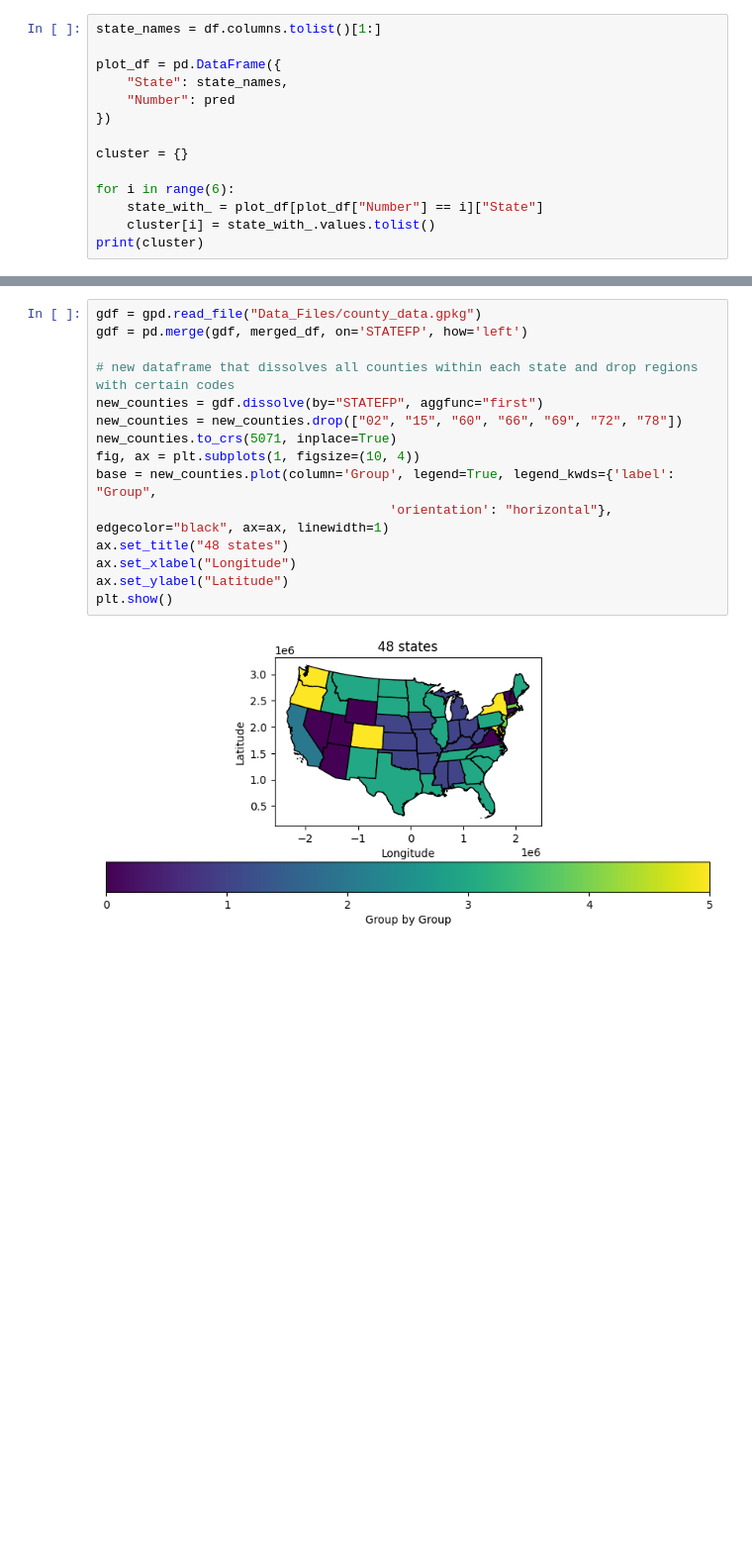
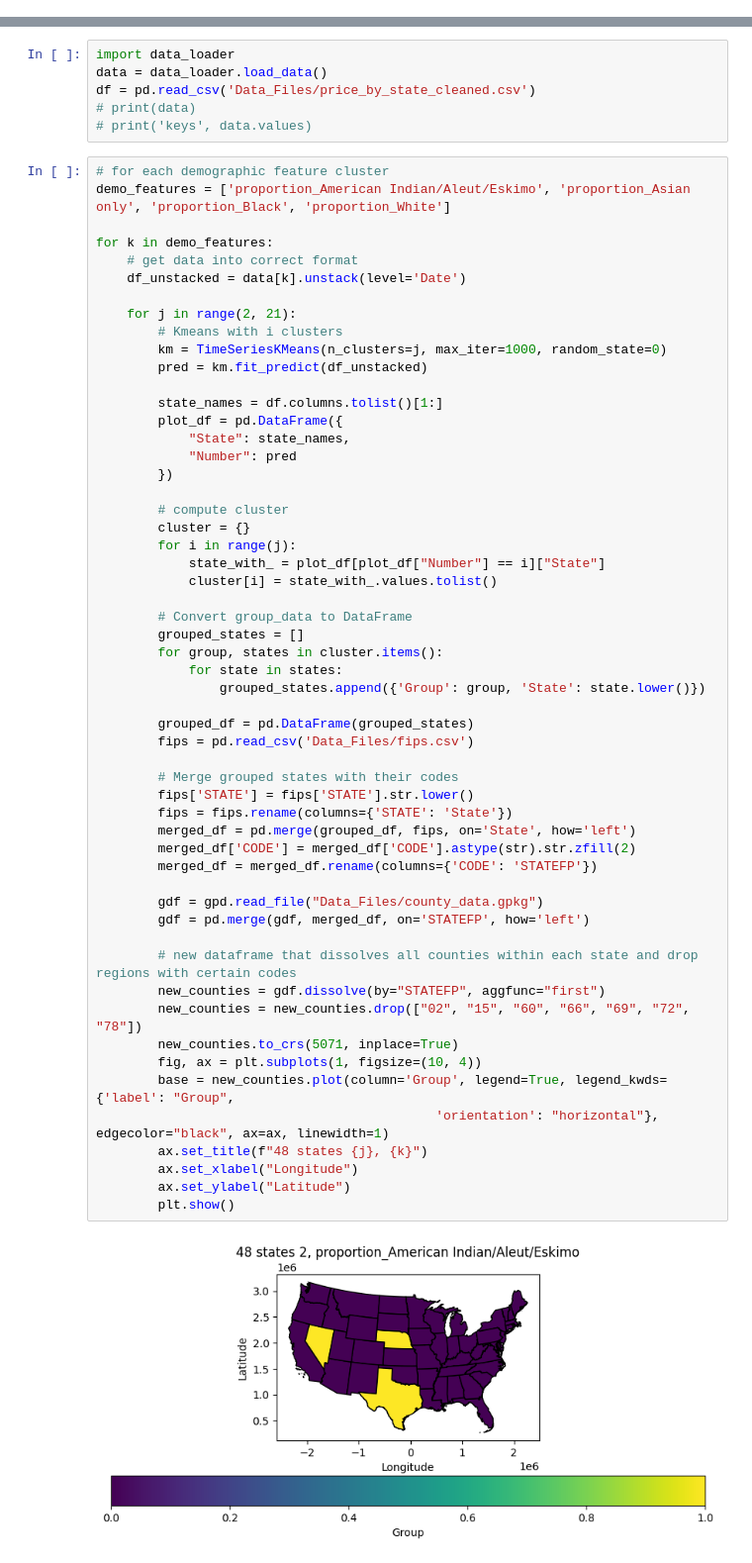
Before and after one commit to jpatrickb/vol3_housing_project, a Jupyter notebook: time_series_clustering.ipynb, the cells around one changed output, grey strips where cells are left out. Shown at 99% size. Drawn from its saved outputs; the diff is of its cells as text; blank space fills up the shorter version.

Commit message:
cluster demo

```diff
--- a/time_series_clustering.ipynb
+++ b/time_series_clustering.ipynb
@@ -47,14 +34,0 @@ print(pred)
-# %%
-state_names = df.columns.tolist()[1:]
-
-plot_df = pd.DataFrame({
-    "State": state_names,
-    "Number": pred
-})
-
-cluster = {}
-
-for i in range(6):
-    state_with_ = plot_df[plot_df["Number"] == i]["State"]
-    cluster[i] = state_with_.values.tolist()
-print(cluster)
@@ -80,17 +99,63 @@ merged_df = merged_df.rename(columns={'CODE': 'STATEFP'})
+# %%
+import data_loader
+data = data_loader.load_data()
+df = pd.read_csv('Data_Files/price_by_state_cleaned.csv')
+# print(data)
+# print('keys', data.values)
 # %%
-gdf = gpd.read_file("Data_Files/county_data.gpkg")
-gdf = pd.merge(gdf, merged_df, on='STATEFP', how='left')
+# for each demographic feature cluster
+demo_features = ['proportion_American Indian/Aleut/Eskimo', 'proportion_Asian only', 'proportion_Black', 'proportion_White']
 
-# new dataframe that dissolves all counties within each state and drop regions with certain codes
-new_counties = gdf.dissolve(by="STATEFP", aggfunc="first")
-new_counties = new_counties.drop(["02", "15", "60", "66", "69", "72", "78"])
-new_counties.to_crs(5071, inplace=True)
-fig, ax = plt.subplots(1, figsize=(10, 4))
-base = new_counties.plot(column='Group', legend=True, legend_kwds={'label': "Group",
-                                      'orientation': "horizontal"}, edgecolor="black", ax=ax, linewidth=1)
-ax.set_title("48 states")
-ax.set_xlabel("Longitude")
-ax.set_ylabel("Latitude")
-plt.show()
+for k in demo_features:
+    # get data into correct format
+    df_unstacked = data[k].unstack(level='Date')
+
+    for j in range(2, 21):
+        # Kmeans with i clusters
+        km = TimeSeriesKMeans(n_clusters=j, max_iter=1000, random_state=0)
+        pred = km.fit_predict(df_unstacked)
+
+        state_names = df.columns.tolist()[1:]
+        plot_df = pd.DataFrame({
+            "State": state_names,
+            "Number": pred
+        })
+
+        # compute cluster
+        cluster = {}
+        for i in range(j):
+            state_with_ = plot_df[plot_df["Number"] == i]["State"]
+            cluster[i] = state_with_.values.tolist()
+
+        # Convert group_data to DataFrame
+        grouped_states = []
+        for group, states in cluster.items():
+            for state in states:
+                grouped_states.append({'Group': group, 'State': state.lower()})
+
+        grouped_df = pd.DataFrame(grouped_states)
+        fips = pd.read_csv('Data_Files/fips.csv')
+
+        # Merge grouped states with their codes
+        fips['STATE'] = fips['STATE'].str.lower()
+        fips = fips.rename(columns={'STATE': 'State'})
+        merged_df = pd.merge(grouped_df, fips, on='State', how='left')
+        merged_df['CODE'] = merged_df['CODE'].astype(str).str.zfill(2)
+        merged_df = merged_df.rename(columns={'CODE': 'STATEFP'})
+
+        gdf = gpd.read_file("Data_Files/county_data.gpkg")
+        gdf = pd.merge(gdf, merged_df, on='STATEFP', how='left')
+
+        # new dataframe that dissolves all counties within each state and drop regions with certain codes
+        new_counties = gdf.dissolve(by="STATEFP", aggfunc="first")
+        new_counties = new_counties.drop(["02", "15", "60", "66", "69", "72", "78"])
+        new_counties.to_crs(5071, inplace=True)
+        fig, ax = plt.subplots(1, figsize=(10, 4))
+        base = new_counties.plot(column='Group', legend=True, legend_kwds={'label': "Group",
+                                            'orientation': "horizontal"}, edgecolor="black", ax=ax, linewidth=1)
+        ax.set_title(f"48 states {j}, {k}")
+        ax.set_xlabel("Longitude")
+        ax.set_ylabel("Latitude")
+        plt.show()
 # %% [output]
-[figure, old version]
+[figure, new version]
```
Also changed, not shown: parts of 8 cells of this notebook.
